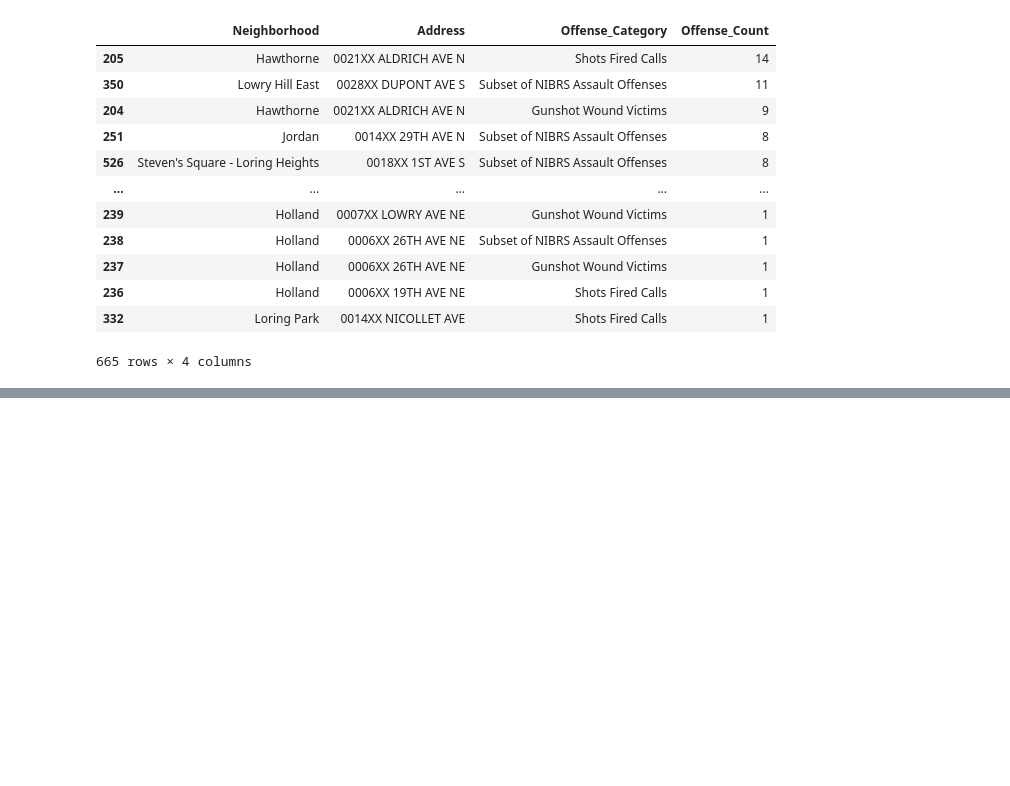
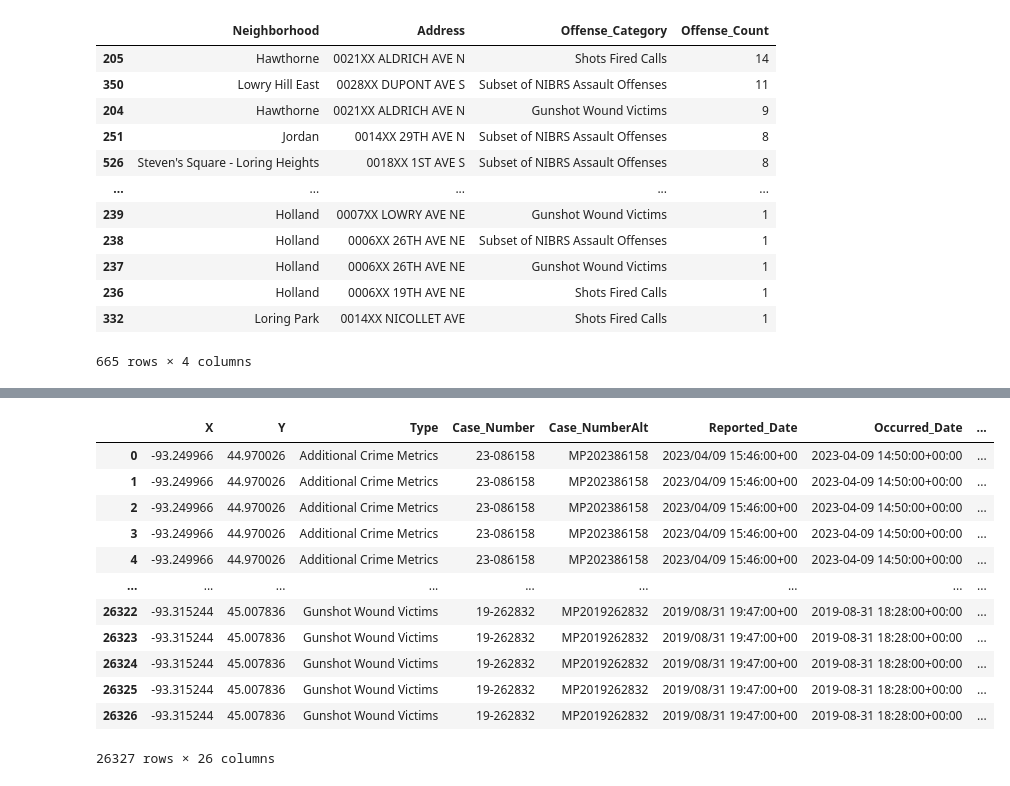
Before and after one commit to ottoaara/group6_project1, a Jupyter notebook: GroupSix_Project_1/Main.ipynb, the cells around one changed output, grey strips where cells are left out. Drawn from its saved outputs; the diff is of its cells as text; code cells hidden in the pictures; blank space fills up the shorter version.

```diff
--- a/GroupSix_Project_1/Main.ipynb
+++ b/GroupSix_Project_1/Main.ipynb
@@ -182,0 +209,16 @@ sorted_grouped_data
+# %%
+crime_data_bylonglat
+# %% [output]
+|  | X | Y | Type | Case_Number | Case_NumberAlt | Reported_Date | Occurred_Date | ... |
+| 0 | -93.249966 | 44.970026 | Additional Crime Metrics | 23-086158 | MP202386158 | 2023/04/09 15:46:00+00 | 2023-04-09 14:50:00+00:00 | ... |
+| 1 | -93.249966 | 44.970026 | Additional Crime Metrics | 23-086158 | MP202386158 | 2023/04/09 15:46:00+00 | 2023-04-09 14:50:00+00:00 | ... |
+| 2 | -93.249966 | 44.970026 | Additional Crime Metrics | 23-086158 | MP202386158 | 2023/04/09 15:46:00+00 | 2023-04-09 14:50:00+00:00 | ... |
+| 3 | -93.249966 | 44.970026 | Additional Crime Metrics | 23-086158 | MP202386158 | 2023/04/09 15:46:00+00 | 2023-04-09 14:50:00+00:00 | ... |
+| 4 | -93.249966 | 44.970026 | Additional Crime Metrics | 23-086158 | MP202386158 | 2023/04/09 15:46:00+00 | 2023-04-09 14:50:00+00:00 | ... |
+| ... | ... | ... | ... | ... | ... | ... | ... | ... |
+| 26322 | -93.315244 | 45.007836 | Gunshot Wound Victims | 19-262832 | MP2019262832 | 2019/08/31 19:47:00+00 | 2019-08-31 18:28:00+00:00 | ... |
+| 26323 | -93.315244 | 45.007836 | Gunshot Wound Victims | 19-262832 | MP2019262832 | 2019/08/31 19:47:00+00 | 2019-08-31 18:28:00+00:00 | ... |
+| 26324 | -93.315244 | 45.007836 | Gunshot Wound Victims | 19-262832 | MP2019262832 | 2019/08/31 19:47:00+00 | 2019-08-31 18:28:00+00:00 | ... |
+| 26325 | -93.315244 | 45.007836 | Gunshot Wound Victims | 19-262832 | MP2019262832 | 2019/08/31 19:47:00+00 | 2019-08-31 18:28:00+00:00 | ... |
+| 26326 | -93.315244 | 45.007836 | Gunshot Wound Victims | 19-262832 | MP2019262832 | 2019/08/31 19:47:00+00 | 2019-08-31 18:28:00+00:00 | ... |
+26327 rows × 26 columns
```
Also changed, not shown: parts of 7 cells of this notebook.
